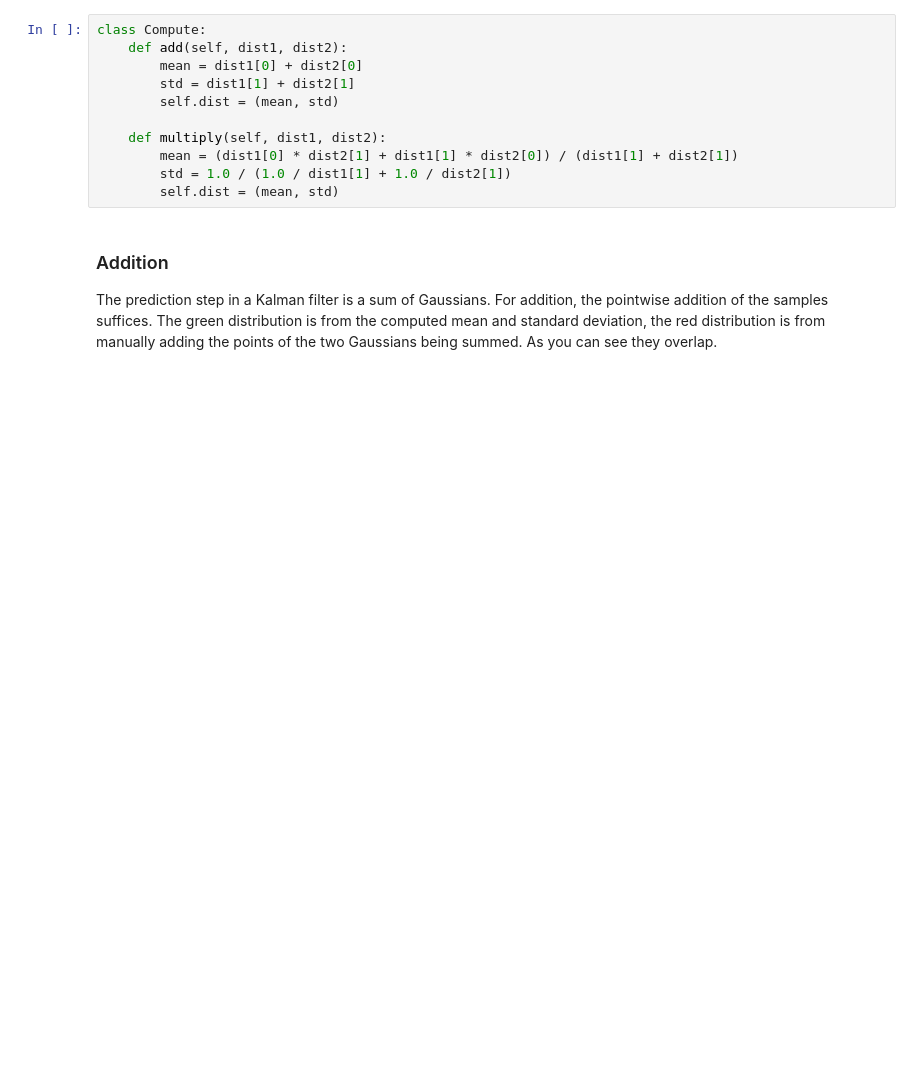
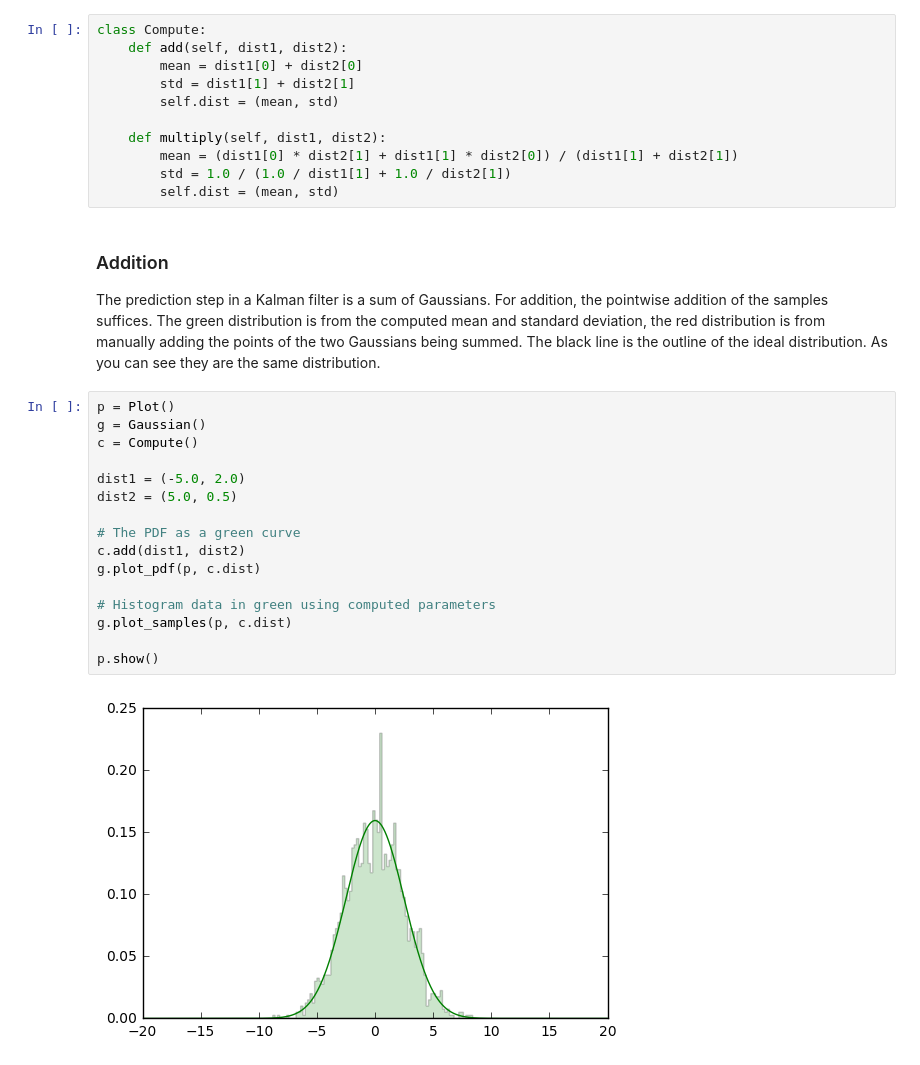
Before and after one commit to CompScienceClub/python-kalman-filter-presentation, a Jupyter notebook: jupyter/Gaussian.ipynb, the cells around one changed output. Saved outputs shown, nothing was run; the diff lists cells and outputs as text; blank space fills up the shorter version.

```diff
--- a/jupyter/Gaussian.ipynb
+++ b/jupyter/Gaussian.ipynb
@@ -99,5 +101,23 @@ class Compute:
 # %% [markdown]
 ### Addition
 
-The prediction step in a Kalman filter is a sum of Gaussians.  For addition, the pointwise addition of the samples suffices.  The green distribution is from the computed mean and standard deviation, the red distribution is from manually adding the points of the two Gaussians being summed.  As you can see they overlap.
+The prediction step in a Kalman filter is a sum of Gaussians.  For addition, the pointwise addition of the samples suffices.  The green distribution is from the computed mean and standard deviation, the red distribution is from manually adding the points of the two Gaussians being summed.  The black line is the outline of the ideal distribution.  As you can see they are the same distribution.
+# %%
+p = Plot()
+g = Gaussian()
+c = Compute()
+
+dist1 = (-5.0, 2.0)
+dist2 = (5.0, 0.5)
+
+# The PDF as a green curve
+c.add(dist1, dist2)
+g.plot_pdf(p, c.dist)
+
+# Histogram data in green using computed parameters
+g.plot_samples(p, c.dist)
+
+p.show()
+# %% [output]
+[figure, added]
 # %%
```
Also changed, not shown: parts of 10 cells of this notebook.
